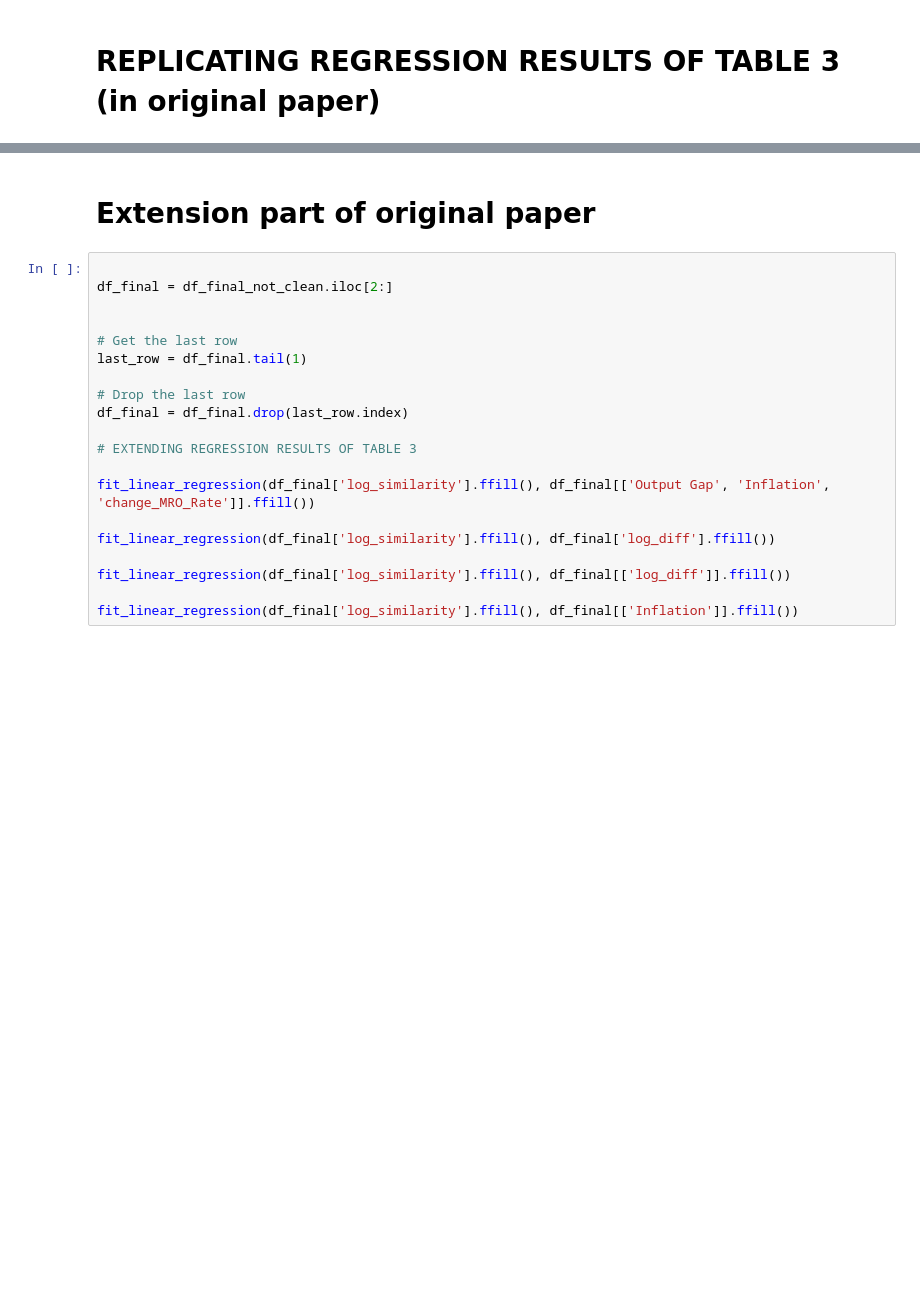
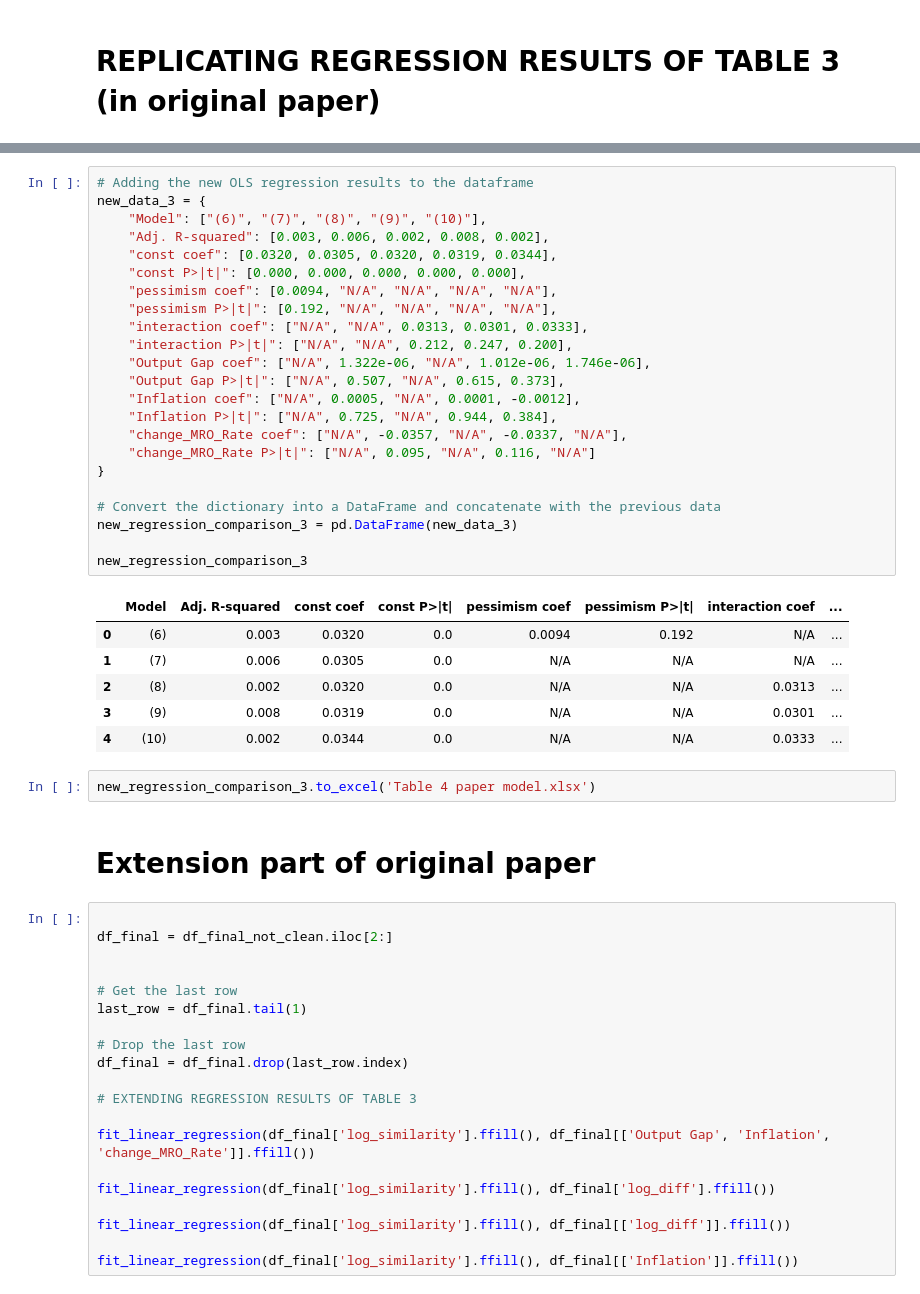
Before and after one commit to zgcharaf/ECB-similarity-NLP, a Jupyter notebook: 2_MODELLING/2_MODELLING-main.ipynb, the cells around one changed output, grey strips where cells are left out. Cells and saved outputs as stored; diff of their text form; blank space fills up the shorter version.

```diff
--- a/2_MODELLING/2_MODELLING-main.ipynb
+++ b/2_MODELLING/2_MODELLING-main.ipynb
@@ -867,5 +904,37 @@ Notes:
 strong multicollinearity or other numerical problems.
 <statsmodels.regression.linear_model.RegressionResultsWrapper at 0x...>
+# %%
+# Adding the new OLS regression results to the dataframe
+new_data_3 = {
+    "Model": ["(6)", "(7)", "(8)", "(9)", "(10)"],
+    "Adj. R-squared": [0.003, 0.006, 0.002, 0.008, 0.002],
+    "const coef": [0.0320, 0.0305, 0.0320, 0.0319, 0.0344],
+    "const P>|t|": [0.000, 0.000, 0.000, 0.000, 0.000],
+    "pessimism coef": [0.0094, "N/A", "N/A", "N/A", "N/A"],
+    "pessimism P>|t|": [0.192, "N/A", "N/A", "N/A", "N/A"],
+    "interaction coef": ["N/A", "N/A", 0.0313, 0.0301, 0.0333],
+    "interaction P>|t|": ["N/A", "N/A", 0.212, 0.247, 0.200],
+    "Output Gap coef": ["N/A", 1.322e-06, "N/A", 1.012e-06, 1.746e-06],
+    "Output Gap P>|t|": ["N/A", 0.507, "N/A", 0.615, 0.373],
+    "Inflation coef": ["N/A", 0.0005, "N/A", 0.0001, -0.0012],
+    "Inflation P>|t|": ["N/A", 0.725, "N/A", 0.944, 0.384],
+    "change_MRO_Rate coef": ["N/A", -0.0357, "N/A", -0.0337, "N/A"],
+    "change_MRO_Rate P>|t|": ["N/A", 0.095, "N/A", 0.116, "N/A"]
+}
+
+# Convert the dictionary into a DataFrame and concatenate with the previous data
+new_regression_comparison_3 = pd.DataFrame(new_data_3)
+
+new_regression_comparison_3
+# %% [output]
+|  | Model | Adj. R-squared | const coef | const P>|t| | pessimism coef | pessimism P>|t| | interaction coef | ... |
+| 0 | (6) | 0.003 | 0.0320 | 0.0 | 0.0094 | 0.192 | N/A | ... |
+| 1 | (7) | 0.006 | 0.0305 | 0.0 | N/A | N/A | N/A | ... |
+| 2 | (8) | 0.002 | 0.0320 | 0.0 | N/A | N/A | 0.0313 | ... |
+| 3 | (9) | 0.008 | 0.0319 | 0.0 | N/A | N/A | 0.0301 | ... |
+| 4 | (10) | 0.002 | 0.0344 | 0.0 | N/A | N/A | 0.0333 | ... |
+# %%
+new_regression_comparison_3.to_excel('Table 4 paper model.xlsx')
 # %% [markdown]
 # Extension part of original paper
 # %%
```
Also changed, not shown: parts of 11 cells of this notebook, 8 other files.
